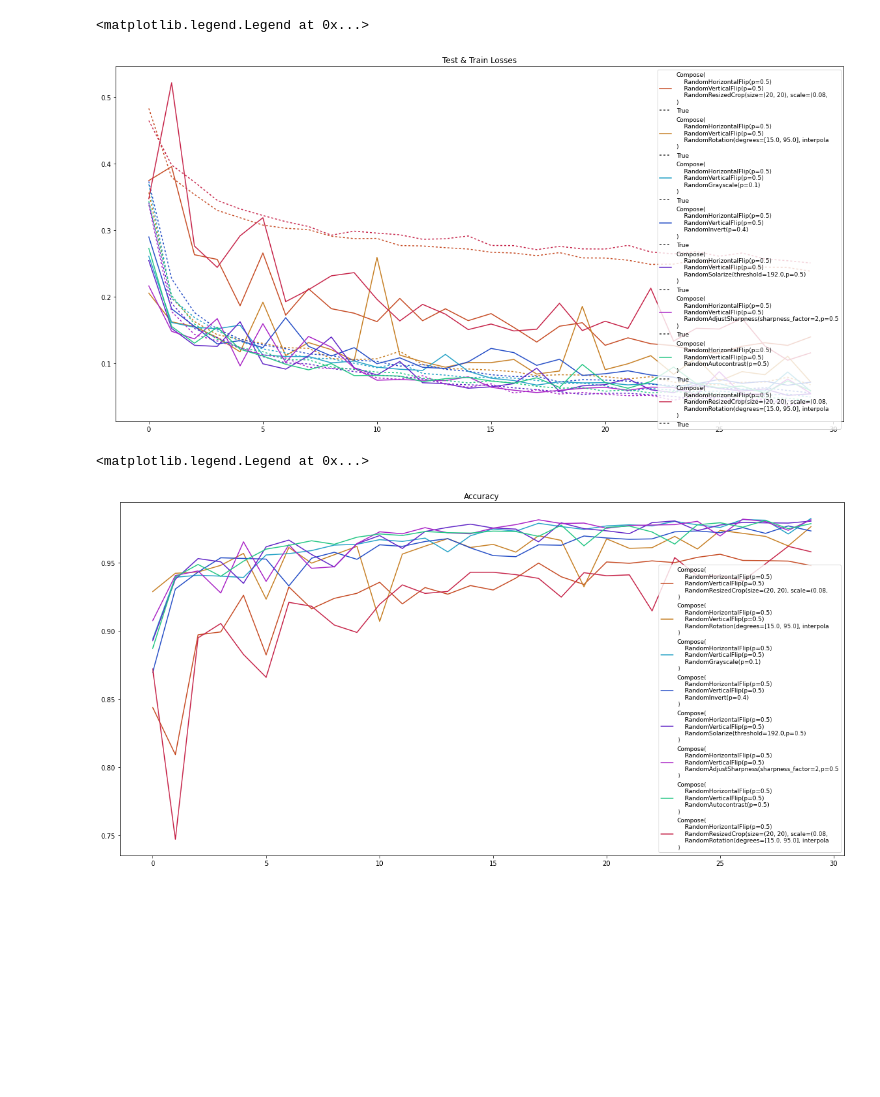
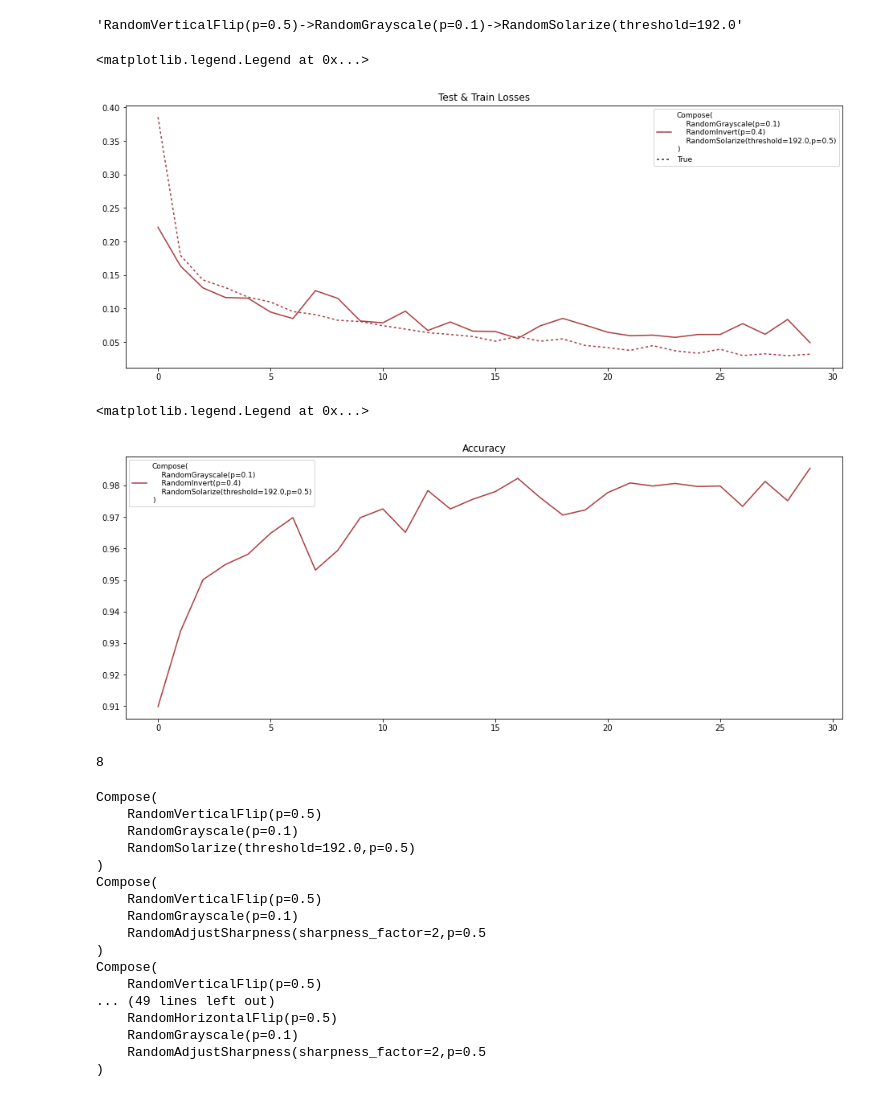
Before and after one commit to me0em/letter_b_planes, a Jupyter notebook: plot_greed_search_results.ipynb, the cells around one changed output. Saved outputs shown, nothing was run; the diff lists cells and outputs as text; code cells hidden in the pictures; blank space fills up the shorter version.

```diff
--- a/plot_greed_search_results.ipynb
+++ b/plot_greed_search_results.ipynb
@@ -3,26 +3,15 @@ import pickle
 import matplotlib.pyplot as plt
 import seaborn as sns
 # %%
-with open("doc_2021-07-31_14-15-20..augmentations_results08_38_06", "rb") as bfile:
+with open("augmentations_results_latest16_04_51", "rb") as bfile:
     data = pickle.load(bfile)
+# %%
+with open("augmentations_results_latest11_22_21", "rb") as bfile:
+    data.update(pickle.load(bfile))
 # %%
 def dict_to_list(d):
     return [v for k,v in d.items()]
 # %%
 for aug in data:
     for ind,shit in enumerate(["loss_train", "loss_test", "accuracy_test"]):
-        data[aug][ind][shit] = dict_to_list(data[aug][ind][shit])
+        data[aug][shit] = dict_to_list(data[aug][shit])
-# %%
-results = {}
-
-for aug in data:
-    tmp = {}
-    for ind,shit in enumerate(["loss_train", "loss_test", "accuracy_test"]):
-#         tmp.update({shit: data[aug][ind][shit]})
-#         print(tmp)
-        tmp[shit] = data[aug][ind][shit]
-
-#         tmp[shit] = [ind] # tuple(data[aug][ind][shit])
-
-#     del data[aug]
-    results[aug] = tmp
@@ -47,25 +24,29 @@ def cut_legend(lg):
+# %%
+repr(list(data.keys())[0])[10:].replace(" ", "").replace("\n", "->")[:-10]
+# %% [output]
+'RandomVerticalFlip(p=0.5)->RandomGrayscale(p=0.1)->RandomSolarize(threshold=192.0'
 # %%
-plt.figure(figsize=(20, 10))
+palette = sns.color_palette(palette="vlag_r", n_colors=len(data))
+plt.figure(figsize=(16, 6))
 plt.title("Test & Train Losses")
 
-for ind, (k,v) in enumerate(results.items()):
-    sns.lineplot(x=range(30), y=v["loss_test"], label=cut_legend(repr(k)), color=palette[ind])
+for ind, (k,v) in enumerate(best_worked_composes.items()):
+    sns.lineplot(x=range(30), y=v["loss_test"], color=palette[ind], label=cut_legend(repr(k)))
     sns.lineplot(x=range(30), y=v["loss_train"], style=True, dashes=[(2,2)], color=palette[ind])
-
 plt.legend(prop={'size': 9})
 # %% [output]
 <matplotlib.legend.Legend at 0x...>
-[figure, old version]
+[figure, new version]
 # %%
 def acc_tnsr_to_val(tnsr):
     return [i.cpu().item() for i in tnsr]
 # %%
-plt.figure(figsize=(20, 10))
+plt.figure(figsize=(16, 6))
 plt.title("Accuracy")
 
-for ind, (k,v) in enumerate(results.items()):
-    sns.lineplot(x=range(30), y=acc_tnsr_to_val(v["accuracy_test"]), label=cut_legend(repr(k)), color=palette[ind])
+for ind, (k,v) in enumerate(best_worked_composes.items()):
+    sns.lineplot(x=range(30), y=acc_tnsr_to_val(v["accuracy_test"]), color=palette[ind], label=cut_legend(repr(k)))
 plt.legend(prop={'size': 9})
 # %% [output]
 <matplotlib.legend.Legend at 0x...>
-[figure, old version]
+[figure, new version]
@@ -71,0 +60,29 @@ plt.legend(prop={'size': 9})
+# %%
+bad_worked_composes = {
+    k:v for k,v in data.items()
+    if v["accuracy_test"][-1] < 0.95
+}
+
+len(bad_worked_composes)
+# %% [output]
+8
+# %%
+print("\n".join([cut_legend(repr(i)) for i in list(well_worked_composes.keys())]))
+# %% [output]
+Compose(
+    RandomVerticalFlip(p=0.5)
+    RandomGrayscale(p=0.1)
+    RandomSolarize(threshold=192.0,p=0.5)
+)
+Compose(
+    RandomVerticalFlip(p=0.5)
+    RandomGrayscale(p=0.1)
+    RandomAdjustSharpness(sharpness_factor=2,p=0.5
+)
+Compose(
+    RandomVerticalFlip(p=0.5)
+... (49 lines left out)
+    RandomHorizontalFlip(p=0.5)
+    RandomGrayscale(p=0.1)
+    RandomAdjustSharpness(sharpness_factor=2,p=0.5
+)
```
Also changed, not shown: parts of 5 cells of this notebook.
